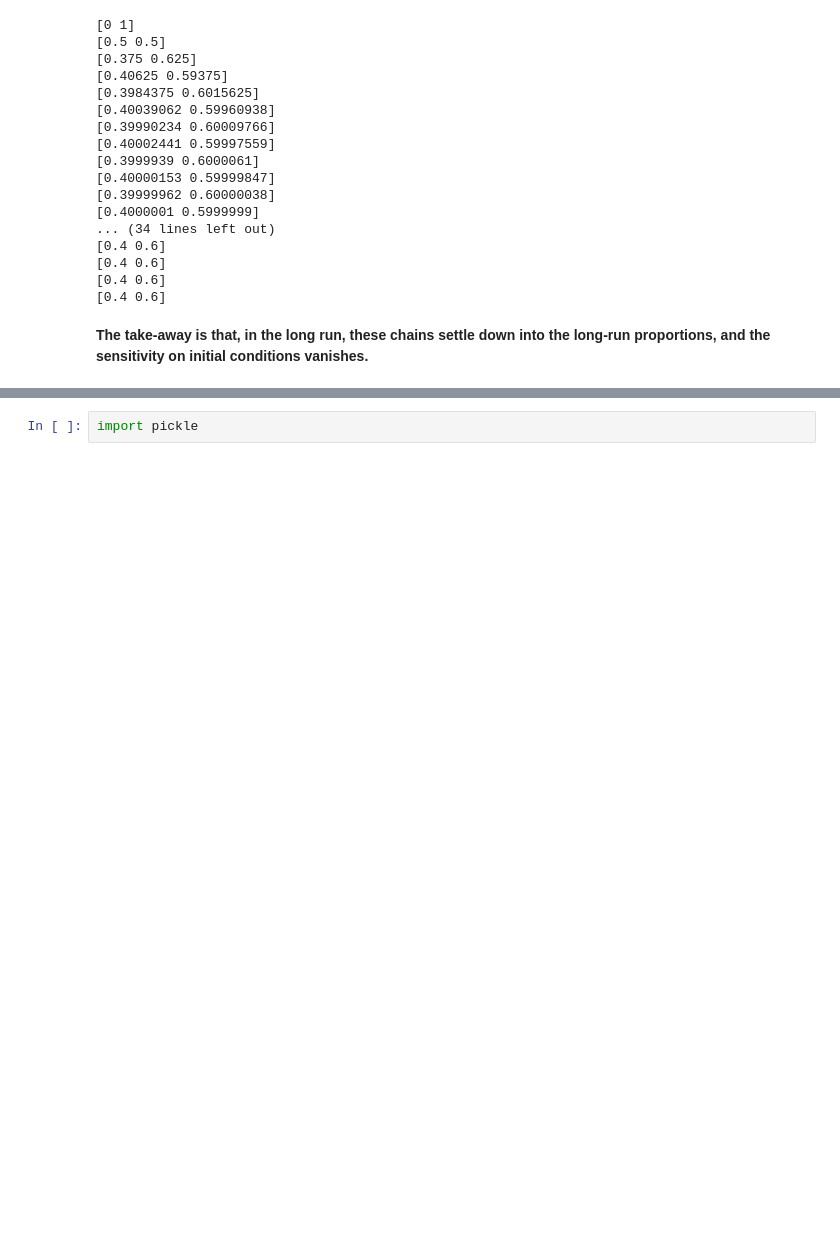
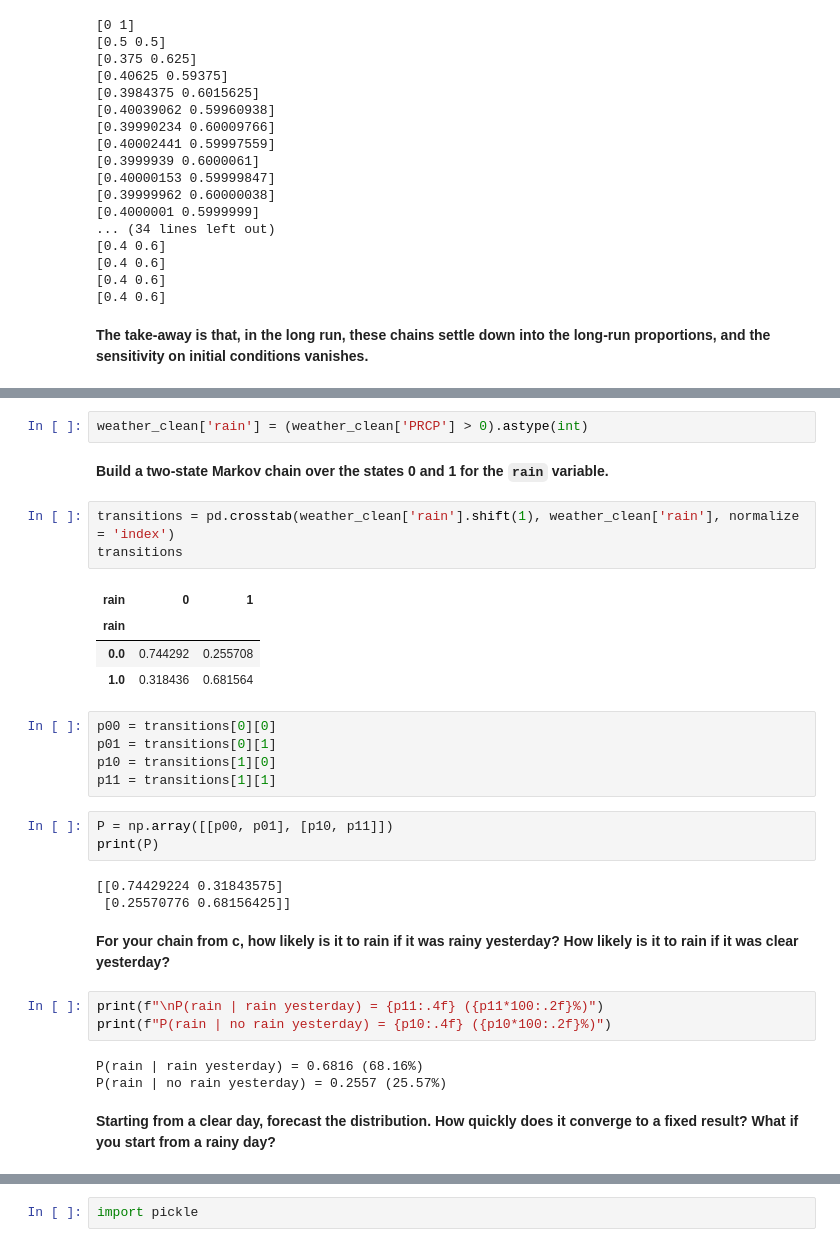
Before and after one commit to chloeob74/UU_Assignments, a Jupyter notebook: assignment_5.ipynb, the cells around one changed output, grey strips where cells are left out. Saved outputs shown, nothing was run; the diff lists cells and outputs as text; blank space fills up the shorter version.

```diff
--- a/assignment_5.ipynb
+++ b/assignment_5.ipynb
@@ -374,0 +385,33 @@ Using the pickled taxicab data, we want to complete the exercise from class.
+# %%
+weather_clean['rain'] = (weather_clean['PRCP'] > 0).astype(int)
+# %% [markdown]
+**Build a two-state Markov chain over the states 0 and 1 for the `rain` variable.**
+# %%
+transitions = pd.crosstab(weather_clean['rain'].shift(1), weather_clean['rain'], normalize = 'index')
+transitions
+# %% [output]
+| rain | 0 | 1 |
+| rain |  |  |
+| 0.0 | 0.744292 | 0.255708 |
+| 1.0 | 0.318436 | 0.681564 |
+# %%
+p00 = transitions[0][0]
+p01 = transitions[0][1]
+p10 = transitions[1][0]
+p11 = transitions[1][1]
+# %%
+P = np.array([[p00, p01], [p10, p11]])
+print(P)
+# %% [output]
+[[0.74429224 0.31843575]
+ [0.25570776 0.68156425]]
+# %% [markdown]
+**For your chain from c, how likely is it to rain if it was rainy yesterday? How likely is it to rain if it was clear yesterday?**
+# %%
+print(f"\nP(rain | rain yesterday) = {p11:.4f} ({p11*100:.2f}%)")
+print(f"P(rain | no rain yesterday) = {p10:.4f} ({p10*100:.2f}%)")
+# %% [output]
+P(rain | rain yesterday) = 0.6816 (68.16%)
+P(rain | no rain yesterday) = 0.2557 (25.57%)
+# %% [markdown]
+**Starting from a clear day, forecast the distribution. How quickly does it converge to a fixed result? What if you start from a rainy day?**
```
Also changed, not shown: parts of 27 cells of this notebook.
